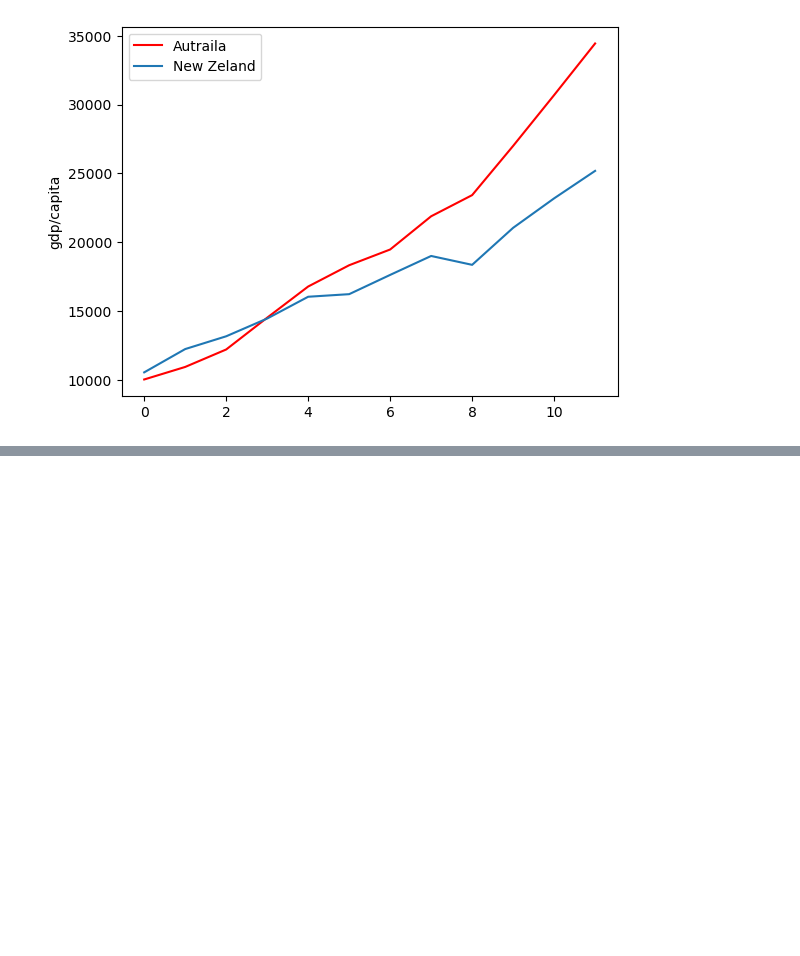
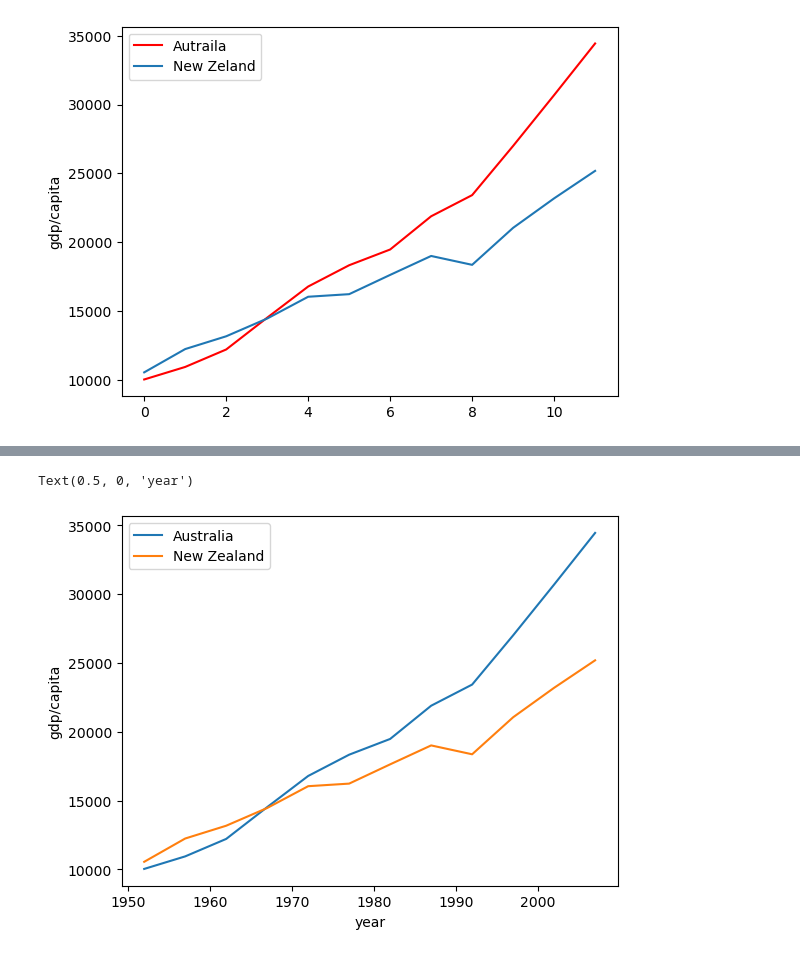
Before and after one commit to UMD-ENMA165-2025-Spring/readdata, a Jupyter notebook: readfile.ipynb, the cells around one changed output, grey strips where cells are left out. Cells and saved outputs as stored; diff of their text form; code cells hidden in the pictures; blank space fills up the shorter version.

```diff
--- a/readfile.ipynb
+++ b/readfile.ipynb
@@ -290,0 +350,3 @@ Text(0, 0.5, 'gdp/capita')
+# %%
+f = open("data/gapminder_gdp_oceania.csv","r")
+s=f.read()
@@ -290,0 +362,15 @@ Text(0, 0.5, 'gdp/capita')
+# %%
+#_ = plt.plot(newlist,rowzero,"r-", label = entries[0] )
+#_ = plt.plot(newlist,variable0[1], label = entries[1])
+
+
+
+
+for line in zip(entries,variable0):
+    plt.plot(newlist,line[1], label=line[0])
+plt.legend()
+plt.ylabel("gdp/capita")
+plt.xlabel("year")
+# %% [output]
+Text(0.5, 0, 'year')
+[figure, added]
```
Also changed, not shown: parts of 9 cells of this notebook.
